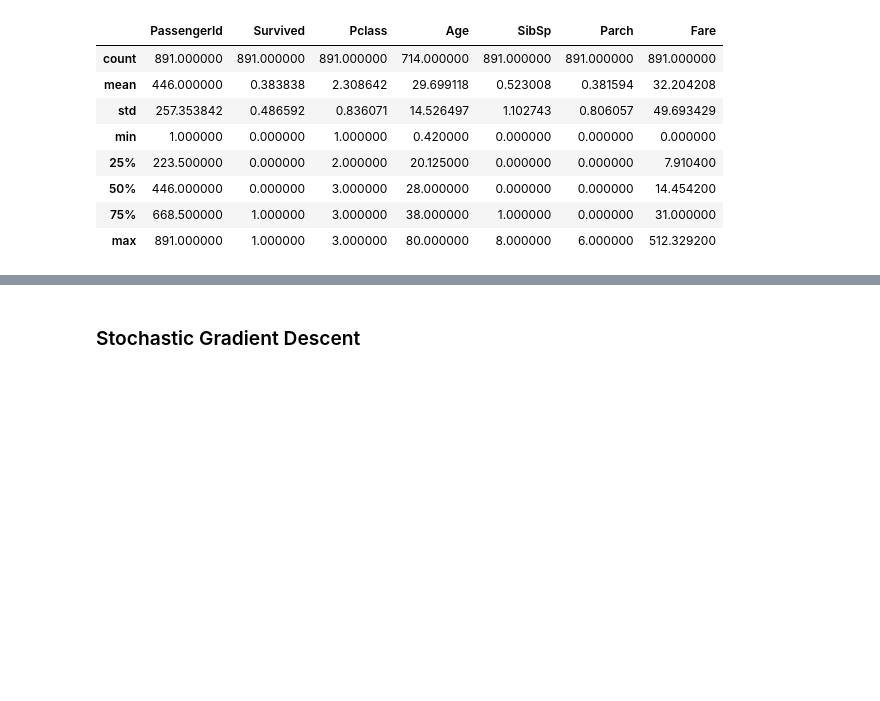
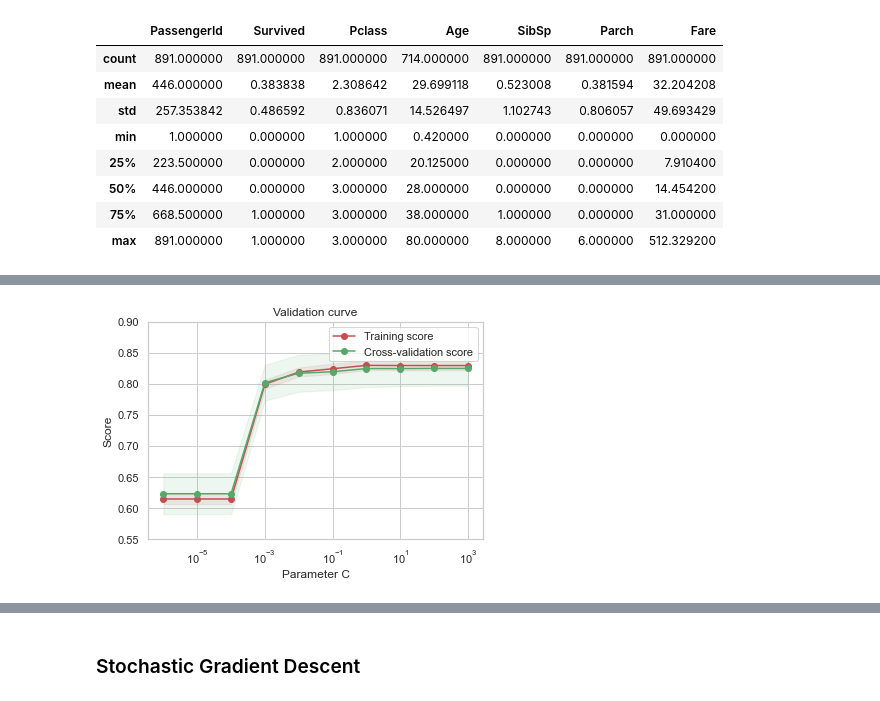
Before and after one commit to MalcolmJSimpson/KaggleComps, a Jupyter notebook: Titanic/titanic.ipynb, the cells around one changed output, grey strips where cells are left out. Cells and saved outputs as stored; diff of their text form; code cells hidden in the pictures; blank space fills up the shorter version.

```diff
--- a/Titanic/titanic.ipynb
+++ b/Titanic/titanic.ipynb
@@ -379,0 +288,12 @@ X_test = test.drop(['PassengerId'], axis=1)
+# %%
+X_train = train.drop('Survived', axis=1)
+Y_train = train['Survived']
+X_test = test.drop('PassengerId', axis=1).copy()
+
+cv = ShuffleSplit(n_splits=100, test_size=0.2, random_state=0)
+# %%
+def grid_search_model(X, Y, model, parameters, cv):
+    CV_model = GridSearchCV(estimator=model, param_grid=parameters, cv=cv)
+    CV_model.fit(X, Y)
+    CV_model.cv_results_
+    print('Best score: ', CV_model.best_score_,' / Best parameters :', CV_model.best_params_)
@@ -379,0 +374,4 @@ X_test = test.drop(['PassengerId'], axis=1)
+# %%
+search_param = 1
+plot_vc = 1
+plot_lc = 1
@@ -379,0 +386,9 @@ X_test = test.drop(['PassengerId'], axis=1)
+# %%
+#Validation Curve: Logistic Regression
+if plot_vc == 1:
+    param_range = np.logspace(-6, 3, 10)
+    param_name="C"
+    ylim=[0.55, 0.9]
+    validation_curve_model(X_train, Y_train, model, "C", param_range, cv, ylim)
+# %% [output]
+[figure, added]
```
Also changed, not shown: parts of 108 cells of this notebook, 10 other files.
